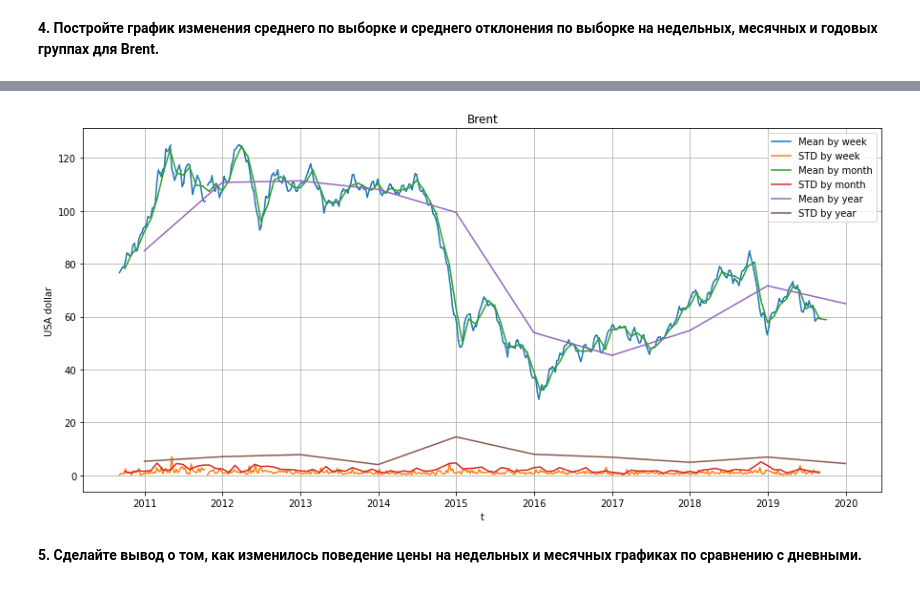
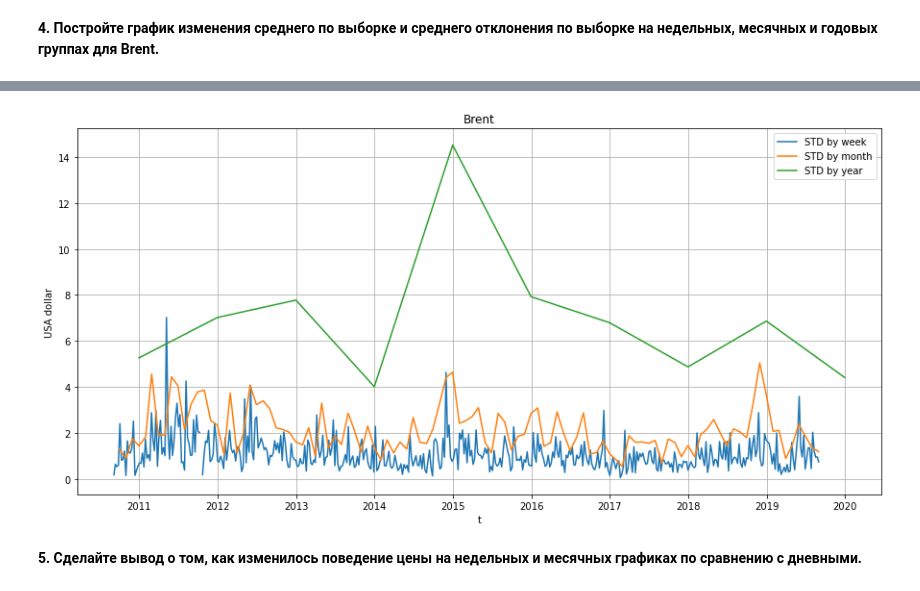
Before and after one commit to GruXsqK/ML_in_business, a Jupyter notebook: Lesson_1/Lesson_1.ipynb, the cells around one changed output, grey strips where cells are left out. Drawn from its saved outputs; the diff is of its cells as text; code cells hidden in the pictures.

```diff
--- a/Lesson_1/Lesson_1.ipynb
+++ b/Lesson_1/Lesson_1.ipynb
@@ -95,18 +147,15 @@ __4. Постройте график изменения среднего по в
 # %%
 plt.figure(figsize=(15,7))
-plt.plot(brent_data_week, label='Mean by week', marker=',')
 plt.plot(brent_data.resample("W").std(), label='STD by week')
-plt.plot(brent_data_month, label='Mean by month', marker=',')
 plt.plot(brent_data.resample("M").std(), label='STD by month')
-plt.plot(brent_data.resample("Y").mean(), label='Mean by year', marker=',')
 plt.plot(brent_data.resample("Y").std(), label='STD by year')
 plt.xlabel('t')
 plt.ylabel('USA dollar')
 plt.title('Brent')
 plt.legend()
 plt.grid()
 # %% [output]
-[figure, old version]
+[figure, new version]
 # %% [markdown]
 __5. Сделайте вывод о том, как изменилось поведение цены на недельных и месячных графиках по сравнению с дневными.__
 # %%
```
Also changed, not shown: parts of 7 cells of this notebook.
